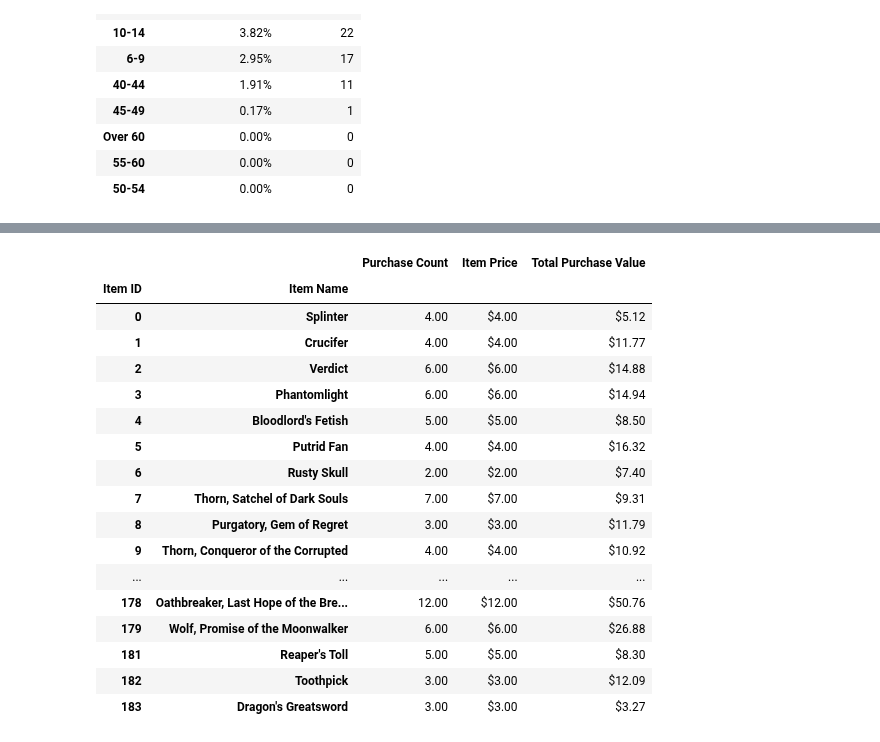
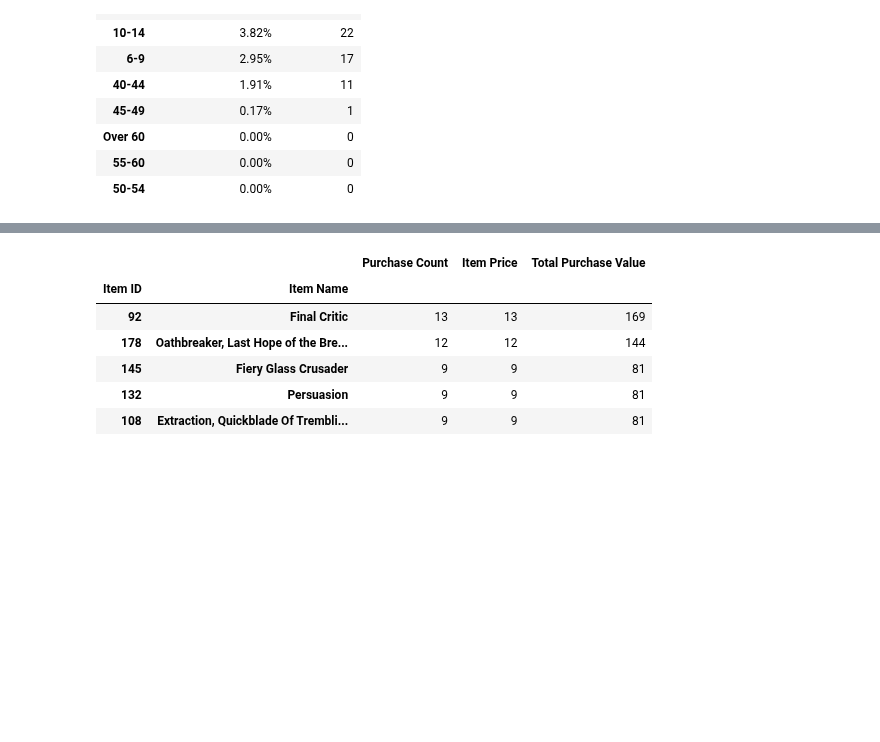
Before and after one commit to jocelyn4112/pandas-challenge, a Jupyter notebook: MainHouse.ipynb, the cells around one changed output, grey strips where cells are left out. Drawn from its saved outputs; the diff is of its cells as text; code cells hidden in the pictures; blank space fills up the shorter version.

```diff
--- a/MainHouse.ipynb
+++ b/MainHouse.ipynb
@@ -222,7 +202,8 @@ purchase_count = purchase_df.groupby(["Item ID","Item Name"]).count()["Price"]
 #item price
 item_price = purchase_df.groupby(["Item ID","Item Name"]).count()["Price"]
 #Total Purchase Value
-total_pur_value = purchase_df.groupby(["Item ID","Item Name"]).sum()["Price"]
+total_pur_value = purchase_count * item_price
+#purchase_df.groupby(["Item ID","Item Name"]).sum()["Price"]
 
 popular_df = pd.DataFrame ({     "Purchase Count":purchase_count,
                                  "Item Price":item_price,
@@ -230,9 +211,9 @@ popular_df = pd.DataFrame ({     "Purchase Count":purchase_count,
                            })
 popular_df.sort_values("Purchase Count", ascending = False).head()
 
-popular_df.style.format({"Purchase Count" : "{:,.2f}",
-                              "Item Price": "${:,.2f}",
-                              "Total Purchase Value": "${:,.2f}"})
+#popular_df.style.format({"Purchase Count" : "{:,.2f}",
+ #                             "Item Price": "${:,.2f}",
+  #                            "Total Purchase Value": "${:,.2f}"})
 # %% [output]
 |  |  | Purchase Count | Item Price | Total Purchase Value |
 | Item ID | Item Name |  |  |  |
@@ -255,38 +225,27 @@ popular_df.style.format({"Purchase Count" : "{:,.2f}",
 # %%
 #Most Profitable 5 Items
 #Purchase count
 purchase_count = purchase_df.groupby(["Item ID","Item Name"]).count()["Price"]
 #item price
 item_price = purchase_df.groupby(["Item ID","Item Name"]).count()["Price"]
 #Total Purchase Value
 total_pur_value = purchase_df.groupby(["Item ID","Item Name"]).sum()["Price"]
 
 profitable_df = pd.DataFrame ({
                                  "Purchase Count": purchase_count,
                                  "Item Price": item_price,
                                  "Total Purchase Value":total_pur_value
                            })
 
 popular_df.sort_values("Total Purchase Value", ascending = False).head()
-popular_df.style.format({"Purchase Count" : "{:,.2f}",
-                              "Item Price": "${:,.2f}",
-                              "Total Purchase Value": "${:,.2f}"})
+#popular_df.style.format({"Purchase Count" : "{:,.2f}",
+                           #   "Item Price": "${:,.2f}",
+                           #   "Total Purchase Value": "${:,.2f}"})
 # %% [output]
 |  |  | Purchase Count | Item Price | Total Purchase Value |
 | Item ID | Item Name |  |  |  |
-| 0 | Splinter | 4.00 | $4.00 | $5.12 |
-| 1 | Crucifer | 4.00 | $4.00 | $11.77 |
-| 2 | Verdict | 6.00 | $6.00 | $14.88 |
-| 3 | Phantomlight | 6.00 | $6.00 | $14.94 |
-| 4 | Bloodlord's Fetish | 5.00 | $5.00 | $8.50 |
-| 5 | Putrid Fan | 4.00 | $4.00 | $16.32 |
-| 6 | Rusty Skull | 2.00 | $2.00 | $7.40 |
-| 7 | Thorn, Satchel of Dark Souls | 7.00 | $7.00 | $9.31 |
-| 8 | Purgatory, Gem of Regret | 3.00 | $3.00 | $11.79 |
-| 9 | Thorn, Conqueror of the Corrupted | 4.00 | $4.00 | $10.92 |
-| ... | ... | ... | ... | ... |
-| 178 | Oathbreaker, Last Hope of the Bre... | 12.00 | $12.00 | $50.76 |
-| 179 | Wolf, Promise of the Moonwalker | 6.00 | $6.00 | $26.88 |
-| 181 | Reaper's Toll | 5.00 | $5.00 | $8.30 |
-| 182 | Toothpick | 3.00 | $3.00 | $12.09 |
-| 183 | Dragon's Greatsword | 3.00 | $3.00 | $3.27 |
+| 92 | Final Critic | 13 | 13 | 169 |
+| 178 | Oathbreaker, Last Hope of the Bre... | 12 | 12 | 144 |
+| 145 | Fiery Glass Crusader | 9 | 9 | 81 |
+| 132 | Persuasion | 9 | 9 | 81 |
+| 108 | Extraction, Quickblade Of Trembli... | 9 | 9 | 81 |
```
Also changed, not shown: parts of 3 cells of this notebook.
